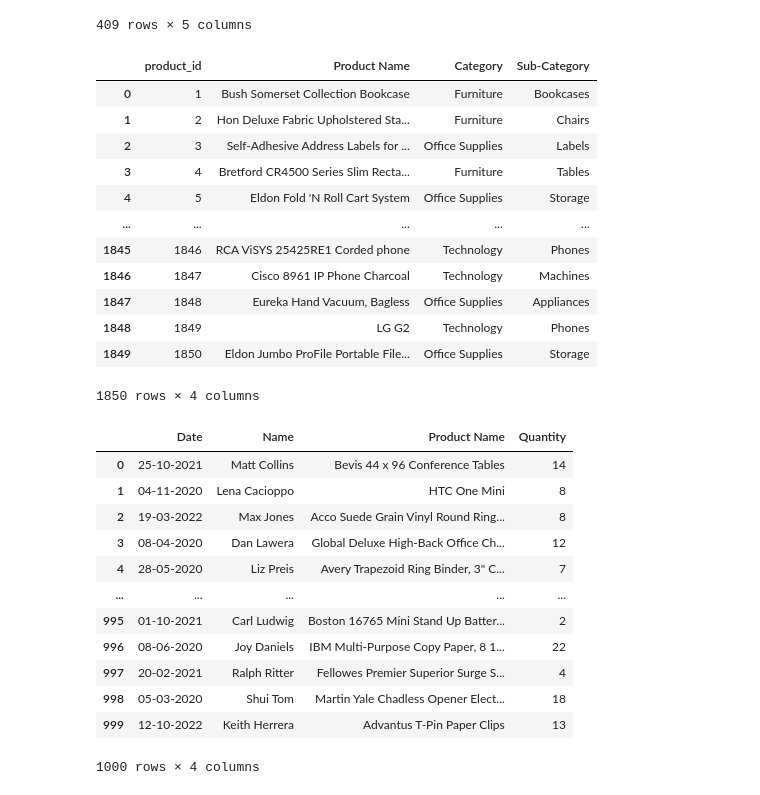
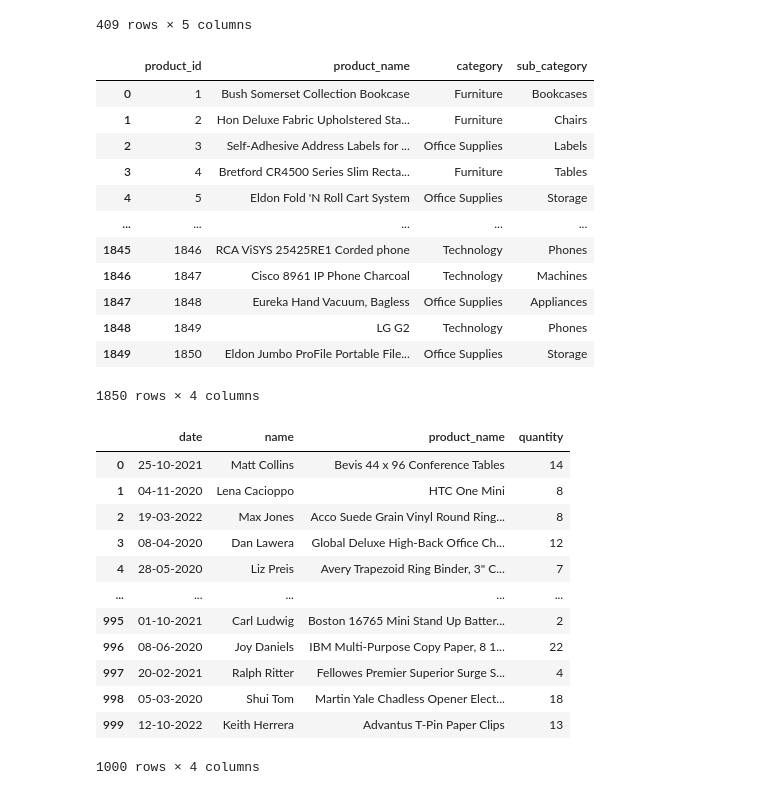
Before and after one commit to wisnuadipradana/Final-Project---Dimaz-Wisnu-Adipradana---PBD-Sanbercode-Batch-40, a Jupyter notebook: Tugas Akhir.ipynb, the cells around one changed output. Saved outputs shown, nothing was run; the diff lists cells and outputs as text; code cells hidden in the pictures.

```diff
--- a/Tugas Akhir.ipynb
+++ b/Tugas Akhir.ipynb
@@ -38,9 +37,11 @@ display(df_users)
 | 408 | 409 | Susan MacKendrick | Rogers | Arkansas | 72756 |
 409 rows × 5 columns
 # %%
+df_products = pd.read_csv('products.csv', sep=';', encoding='latin-1')
+df_products.columns = ['product_id', 'product_name', 'category', 'sub_category']
 display(df_products)
 # %% [output]
-|  | product_id | Product Name | Category | Sub-Category |
+|  | product_id | product_name | category | sub_category |
 | 0 | 1 | Bush Somerset Collection Bookcase | Furniture | Bookcases |
 | 1 | 2 | Hon Deluxe Fabric Upholstered Sta... | Furniture | Chairs |
 | 2 | 3 | Self-Adhesive Address Labels for ... | Office Supplies | Labels |
@@ -56,30 +57,29 @@ display(df_products)
 # %%
 import random
 from datetime import datetime, timedelta
 
 random.seed(7)
 
 def random_tanggal():
     # Set the start and end dates
     start_date = datetime(2020, 1, 1)
     end_date = datetime(2022, 12, 17)
     # Generate a random date between the start and end dates
     random_date = start_date + timedelta(days=random.randint(0, (end_date - start_date).days))
     # Convert the random date to a string in the DD--MM-YY format
     formatted_date = random_date.strftime("%d-%m-20%y")
     return formatted_date
 
-#banyaknya kolom
-n = 1000
+n = 1000 #banyaknya kolom
 
-df_purchase = pd.DataFrame({'Date':[random_tanggal() for i in range(n)],
-                         'Name':[random.choices(df_users['name'])[0] for i in range(n)],
-                         'Product Name':[random.choices(df_products['Product Name'])[0] for i in range(n)],
-                         'Quantity':[random.randint(1,25) for i in range(n)]
+df_purchase = pd.DataFrame({'date':[random_tanggal() for i in range(n)],
+                         'name':[random.choices(df_users['name'])[0] for i in range(n)],
+                         'product_name':[random.choices(df_products['product_name'])[0] for i in range(n)],
+                         'quantity':[random.randint(1,25) for i in range(n)]
                         })
 display(df_purchase)
 # %% [output]
-|  | Date | Name | Product Name | Quantity |
+|  | date | name | product_name | quantity |
 | 0 | 25-10-2021 | Matt Collins | Bevis 44 x 96 Conference Tables | 14 |
 | 1 | 04-11-2020 | Lena Cacioppo | HTC One Mini | 8 |
 | 2 | 19-03-2022 | Max Jones | Acco Suede Grain Vinyl Round Ring... | 8 |
```
Also changed, not shown: parts of 6 cells of this notebook, 8 other files.
